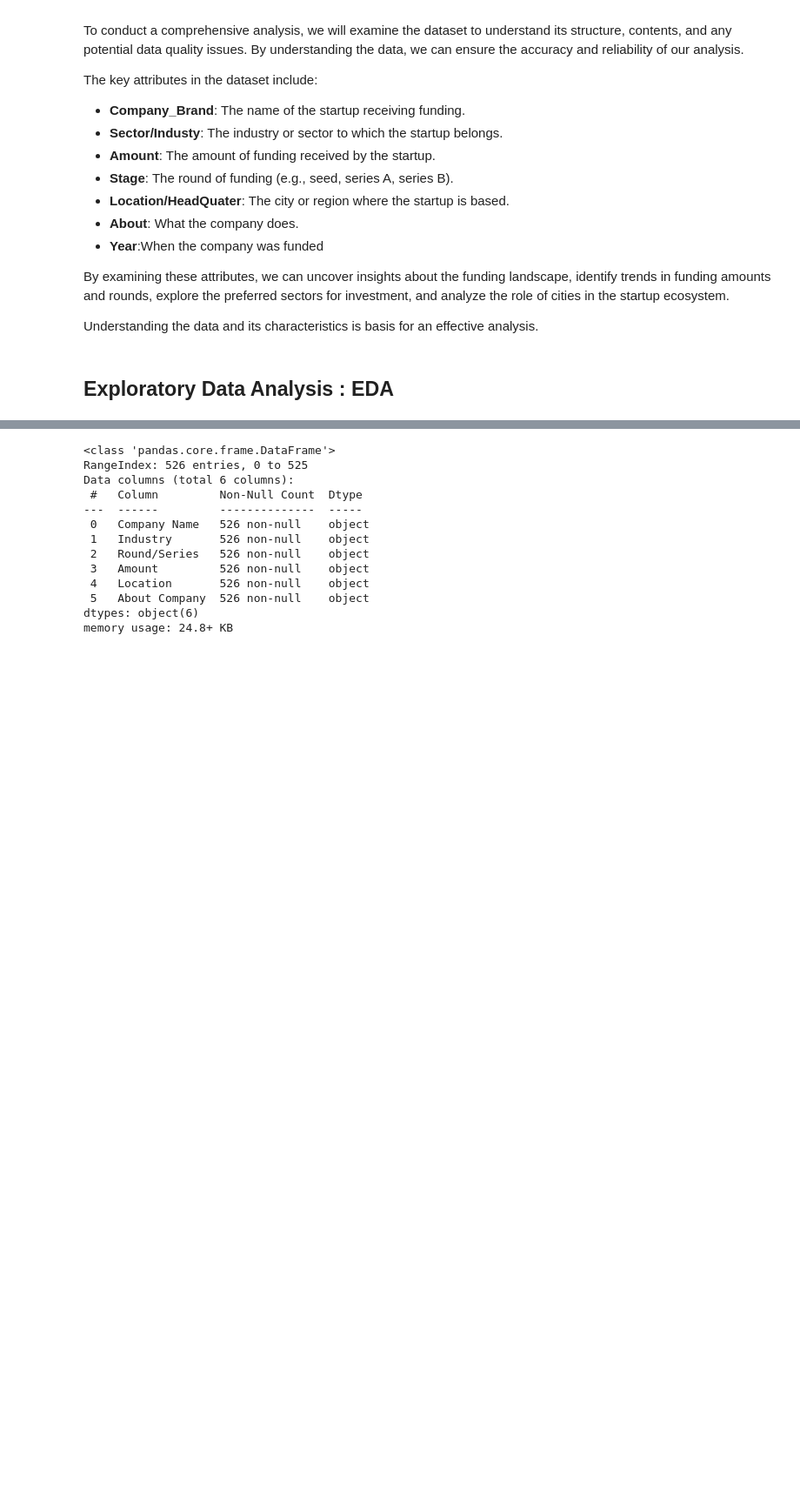
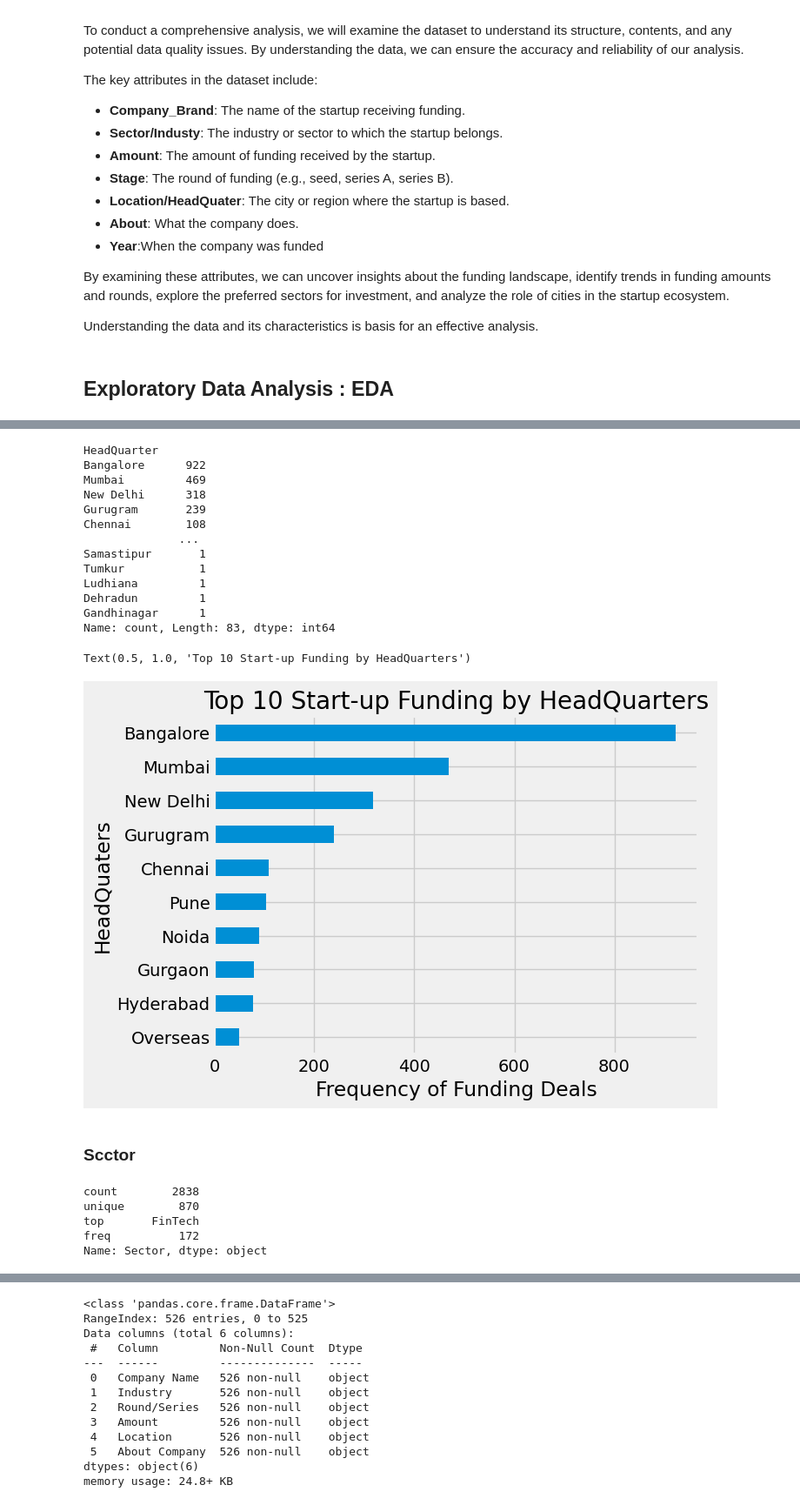
Before and after one commit to Makafui-Kwawu/Indian-Start-up-Funding-Analysis-from-2018-to-2021, a Jupyter notebook: notebook.ipynb, the cells around one changed output, grey strips where cells are left out. Shown at 87% size. Cells and saved outputs as stored; diff of their text form; code cells hidden in the pictures; blank space fills up the shorter version.

```diff
--- a/notebook.ipynb
+++ b/notebook.ipynb
@@ -124,0 +907,4 @@ The 2018  data contains  526 rows and  6 columns
+# %%
+# Replace with the modified stages
+
+master_df.replace({'Stage': modified_stage}, inplace=True)
@@ -124,0 +923,4 @@ The 2018  data contains  526 rows and  6 columns
+# %%
+# Replace the web address with NaN
+master_df['Stage'].replace('https://docs.google.com/spreadsheets/d/1x9ziNeaz6auNChIHnMI8U6kS7knTr3byy_YBGfQaoUA/edit#gid=1861303593',
+                         np.NaN, inplace=True)
@@ -124,0 +1135,4 @@ The 2018  data contains  526 rows and  6 columns
+# %%
+# Replace with the modified location
+
+master_df.replace({'HeadQuarter': modified_location}, inplace=True)
@@ -124,0 +1175,38 @@ The 2018  data contains  526 rows and  6 columns
+# %%
+# Ploting bar grapgh for HeadQuarter
+unique_headquarters = (master_df.loc[:,'HeadQuarter']).value_counts()
+print(unique_headquarters)
+
+unique_headquarters.head(10).sort_values().plot.barh()
+
+plt.xlabel("Frequency of Funding Deals")
+plt.ylabel("HeadQuaters")
+plt.title("Top 10 Start-up Funding by HeadQuarters")
+# %% [output]
+HeadQuarter
+Bangalore      922
+Mumbai         469
+New Delhi      318
+Gurugram       239
+Chennai        108
+              ...
+Samastipur       1
+Tumkur           1
+Ludhiana         1
+Dehradun         1
+Gandhinagar      1
+Name: count, Length: 83, dtype: int64
+Text(0.5, 1.0, 'Top 10 Start-up Funding by HeadQuarters')
+[figure, added]
+# %% [markdown]
+### Scctor
+# %%
+# Description of Sector
+
+master_df['Sector'].describe()
+# %% [output]
+count        2838
+unique        870
+top       FinTech
+freq          172
+Name: Sector, dtype: object
```
Also changed, not shown: parts of 92 cells of this notebook, 4 other files.
